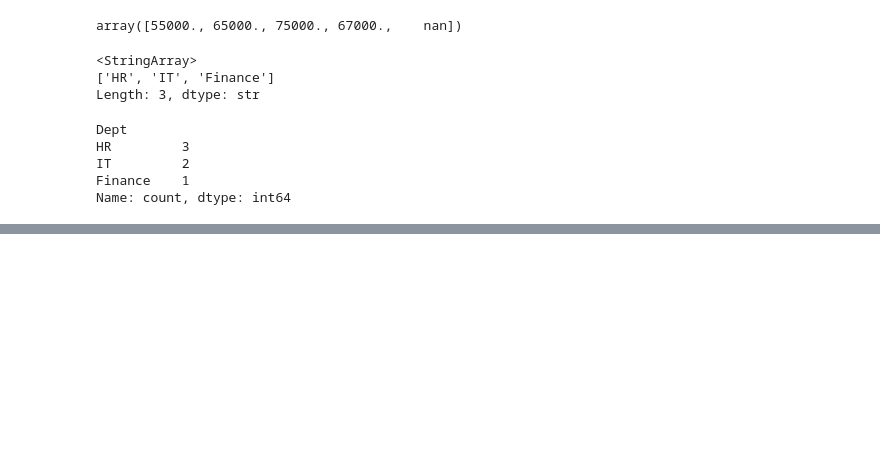
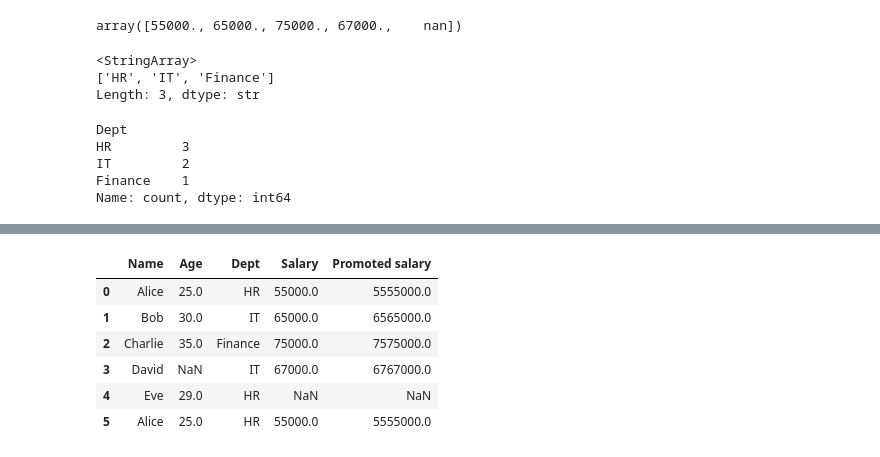
Before and after one commit to omaej78-star/python-for-data-science-practice, a Jupyter notebook: pr2.ipynb, the cells around one changed output, grey strips where cells are left out. Saved outputs shown, nothing was run; the diff lists cells and outputs as text; code cells hidden in the pictures; blank space fills up the shorter version.

```diff
--- a/pr2.ipynb
+++ b/pr2.ipynb
@@ -334,0 +374,10 @@ Name: count, dtype: int64
+# %%
+df.dropna(how="all") # if all values in a row are null otherwise will not be dropped
+# %% [output]
+|  | Name | Age | Dept | Salary | Promoted salary |
+| 0 | Alice | 25.0 | HR | 55000.0 | 5555000.0 |
+| 1 | Bob | 30.0 | IT | 65000.0 | 6565000.0 |
+| 2 | Charlie | 35.0 | Finance | 75000.0 | 7575000.0 |
+| 3 | David | NaN | IT | 67000.0 | 6767000.0 |
+| 4 | Eve | 29.0 | HR | NaN | NaN |
+| 5 | Alice | 25.0 | HR | 55000.0 | 5555000.0 |
```
Also changed, not shown: parts of 6 cells of this notebook.
